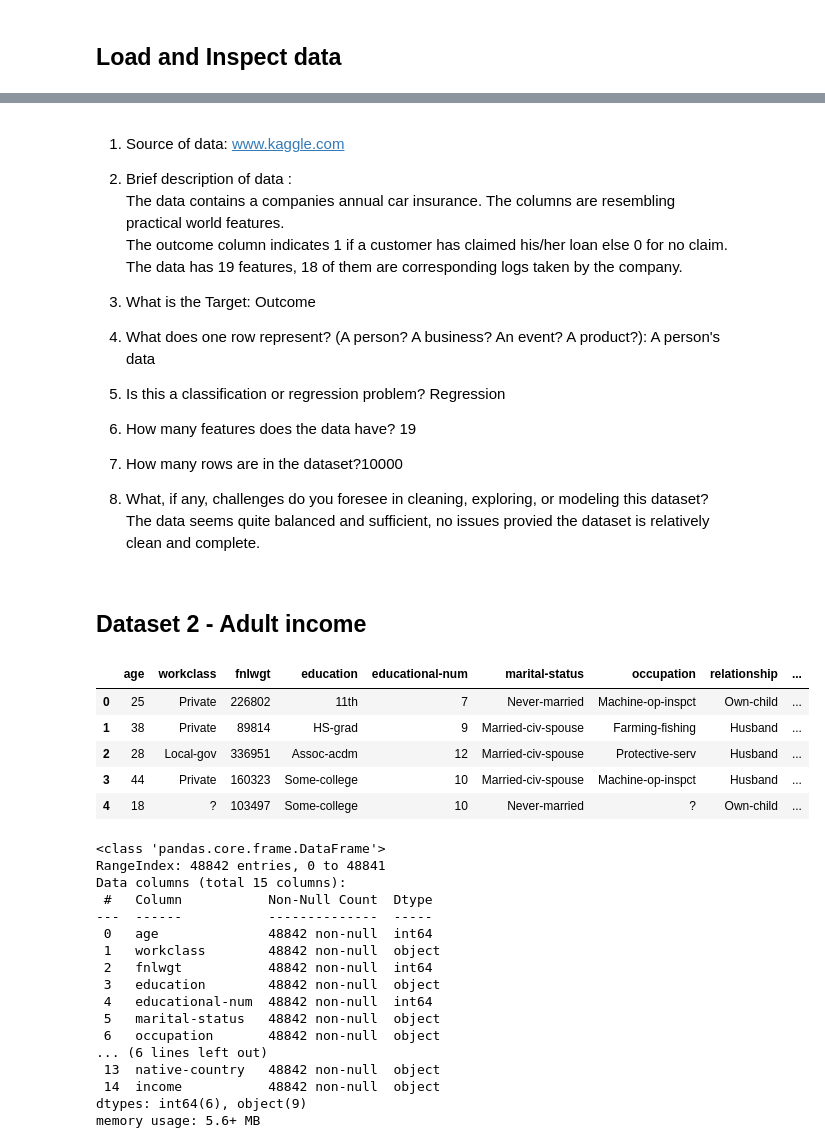
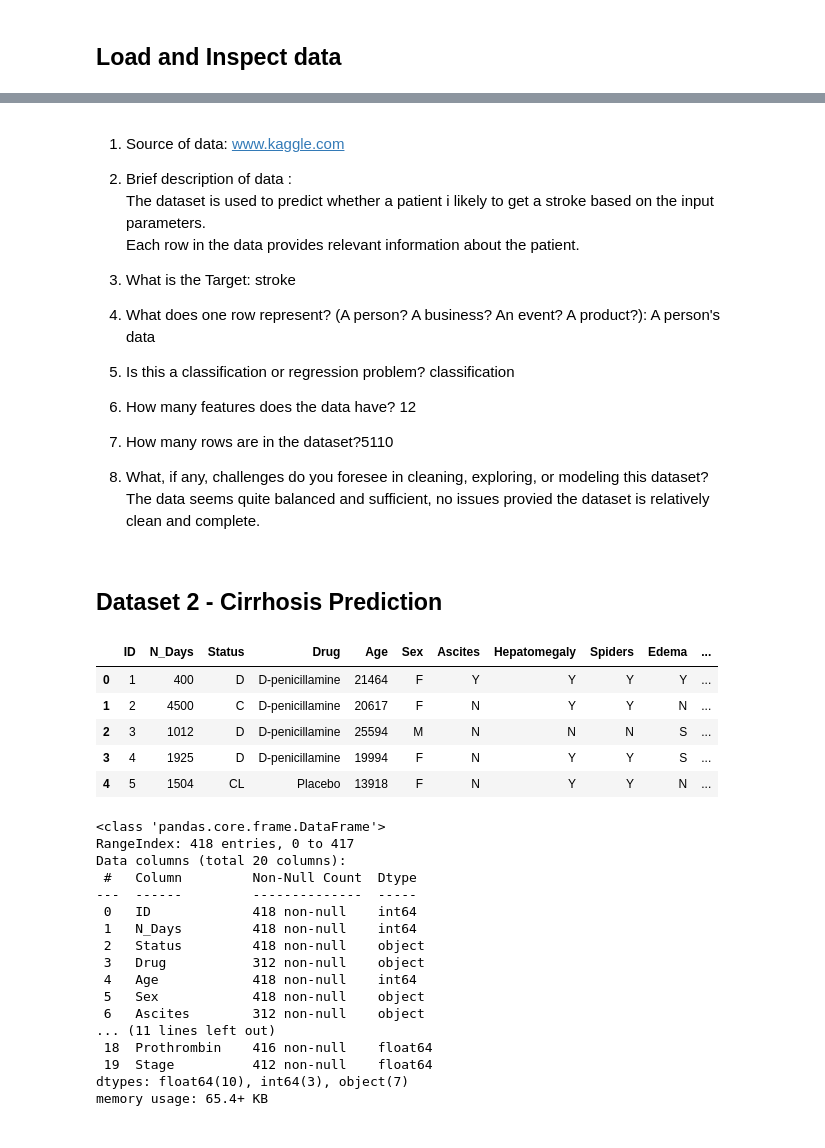
Before and after one commit to Desh86/Project2, a Jupyter notebook: Project_2.ipynb, the cells around one changed output, grey strips where cells are left out. Drawn from its saved outputs; the diff is of its cells as text; code cells hidden in the pictures.

```diff
--- a/Project_2.ipynb
+++ b/Project_2.ipynb
@@ -52,56 +56,54 @@ memory usage: 1.4+ MB
 
 2. Brief description of data :
 \
-The data contains a companies annual car insurance. The columns are resembling practical world features.
+The dataset is used to predict whether a patient i likely to get a stroke based on the input parameters.
 \
-The outcome column indicates 1 if a customer has claimed his/her loan else 0 for no claim.
-\
-The data has 19 features, 18 of them are corresponding logs taken by the company.
+Each row in the data provides relevant information about the patient.
 
-3. What is the Target: Outcome
+3. What is the Target: stroke
 
 4. What does one row represent? (A person? A business? An event? A product?): A person's data
 
-5. Is this a classification or regression problem? Regression
+5. Is this a classification or regression problem? classification
 
-6. How many features does the data have? 19
+6. How many features does the data have? 12
 
-7. How many rows are in the dataset?10000
+7. How many rows are in the dataset?5110
 
 8. What, if any, challenges do you foresee in cleaning, exploring, or modeling this dataset? The data seems quite balanced and sufficient, no issues provied the dataset is relatively clean and complete.
 # %% [markdown]
-## Dataset 2 - Adult income
+## Dataset 2 - Cirrhosis Prediction
 # %%
-fpath ='/content/drive/MyDrive/CodingDojo/02-MachineLearning/Week08/Data/adult.csv'
+fpath ='/content/drive/MyDrive/CodingDojo/02-MachineLearning/Week08/Data/cirrhosis.csv'
 df = pd.read_csv(fpath)
 df.head()
 # %% [output]
-|  | age | workclass | fnlwgt | education | educational-num | marital-status | occupation | relationship | ... |
-| 0 | 25 | Private | 226802 | 11th | 7 | Never-married | Machine-op-inspct | Own-child | ... |
-| 1 | 38 | Private | 89814 | HS-grad | 9 | Married-civ-spouse | Farming-fishing | Husband | ... |
-| 2 | 28 | Local-gov | 336951 | Assoc-acdm | 12 | Married-civ-spouse | Protective-serv | Husband | ... |
-| 3 | 44 | Private | 160323 | Some-college | 10 | Married-civ-spouse | Machine-op-inspct | Husband | ... |
-| 4 | 18 | ? | 103497 | Some-college | 10 | Never-married | ? | Own-child | ... |
+|  | ID | N_Days | Status | Drug | Age | Sex | Ascites | Hepatomegaly | Spiders | Edema | ... |
+| 0 | 1 | 400 | D | D-penicillamine | 21464 | F | Y | Y | Y | Y | ... |
+| 1 | 2 | 4500 | C | D-penicillamine | 20617 | F | N | Y | Y | N | ... |
+| 2 | 3 | 1012 | D | D-penicillamine | 25594 | M | N | N | N | S | ... |
+| 3 | 4 | 1925 | D | D-penicillamine | 19994 | F | N | Y | Y | S | ... |
+| 4 | 5 | 1504 | CL | Placebo | 13918 | F | N | Y | Y | N | ... |
 # %%
 df.info()
 # %% [output]
 <class 'pandas.core.frame.DataFrame'>
-RangeIndex: 48842 entries, 0 to 48841
-Data columns (total 15 columns):
- #   Column           Non-Null Count  Dtype
----  ------           --------------  -----
- 0   age              48842 non-null  int64
- 1   workclass        48842 non-null  object
- 2   fnlwgt           48842 non-null  int64
- 3   education        48842 non-null  object
- 4   educational-num  48842 non-null  int64
- 5   marital-status   48842 non-null  object
- 6   occupation       48842 non-null  object
-... (6 lines left out)
- 13  native-country   48842 non-null  object
- 14  income           48842 non-null  object
-dtypes: int64(6), object(9)
-memory usage: 5.6+ MB
+RangeIndex: 418 entries, 0 to 417
+Data columns (total 20 columns):
+ #   Column         Non-Null Count  Dtype
+---  ------         --------------  -----
+ 0   ID             418 non-null    int64
+ 1   N_Days         418 non-null    int64
+ 2   Status         418 non-null    object
+ 3   Drug           312 non-null    object
+ 4   Age            418 non-null    int64
+ 5   Sex            418 non-null    object
+ 6   Ascites        312 non-null    object
+... (11 lines left out)
+ 18  Prothrombin    416 non-null    float64
+ 19  Stage          412 non-null    float64
+dtypes: float64(10), int64(3), object(7)
+memory usage: 65.4+ KB
 # %% [markdown]
 1. Source of data: www.kaggle.com
 
```
Also changed, not shown: parts of 5 cells of this notebook.
